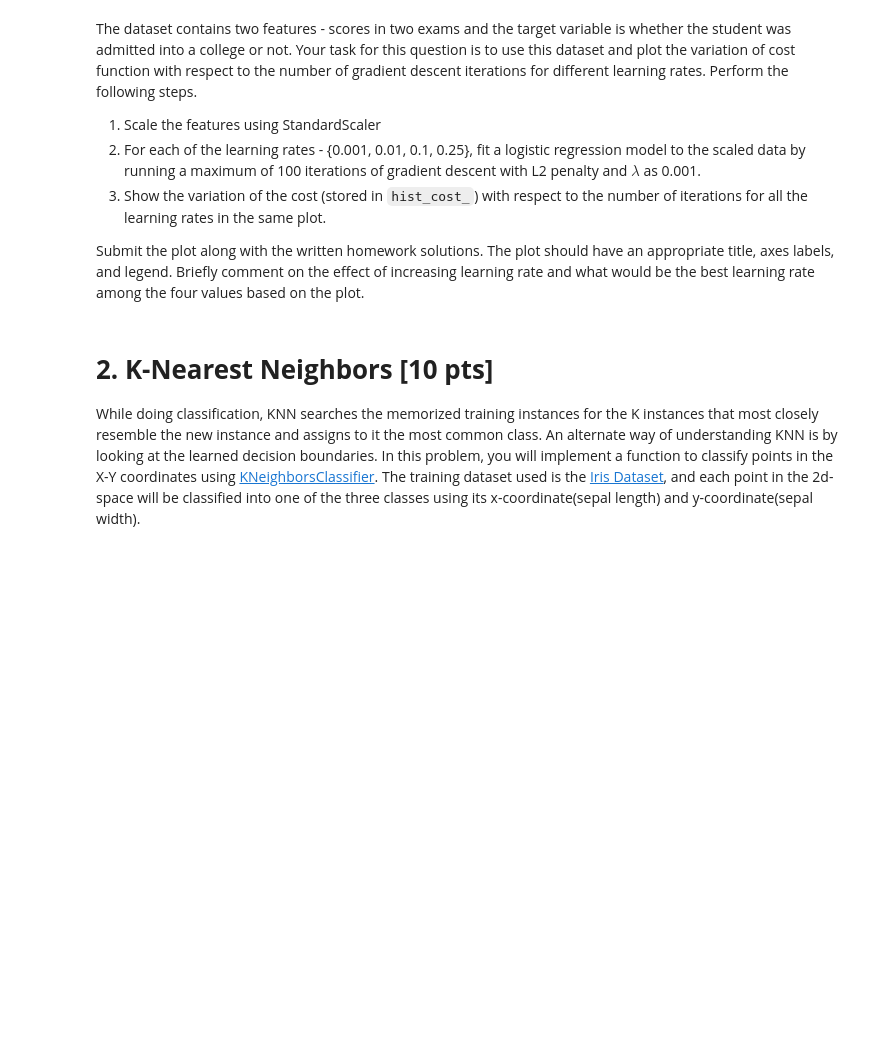
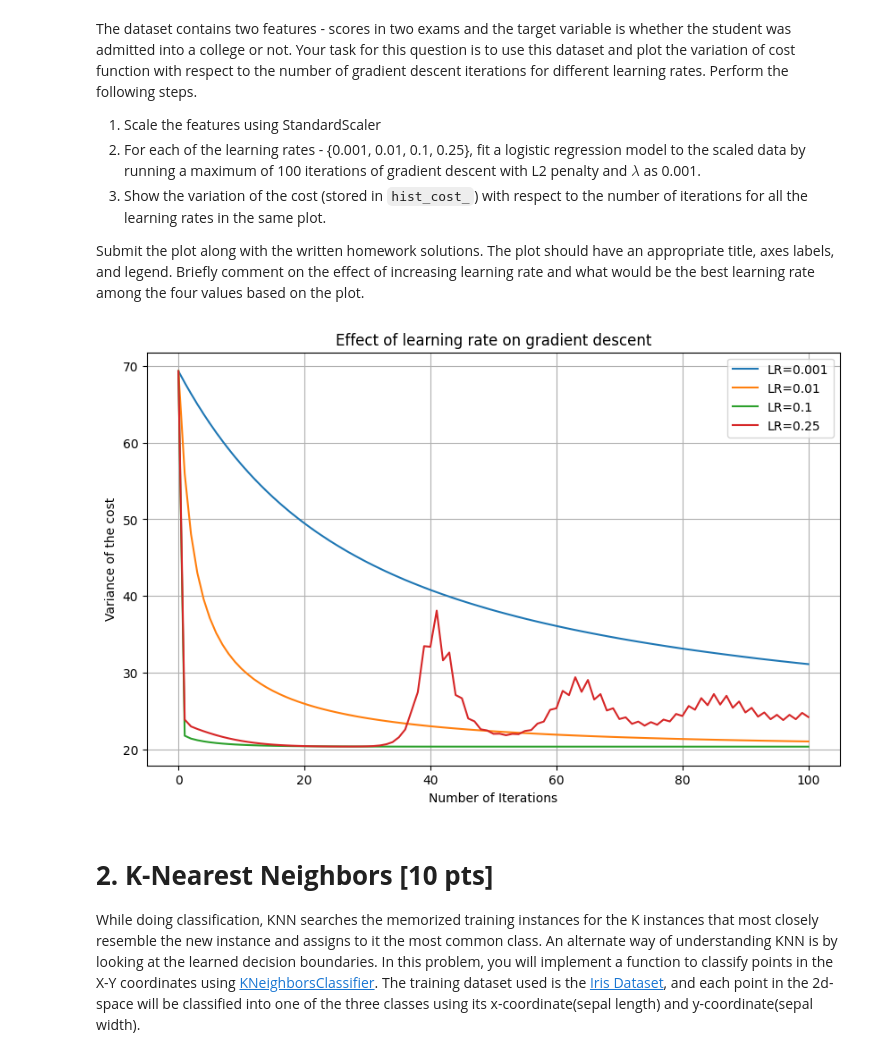
Before and after one commit to BeiKuoOoOo/CIS519, a Jupyter notebook: hw3_coding.ipynb, the cells around one changed output. Cells and saved outputs as stored; diff of their text form; code cells hidden in the pictures; blank space fills up the shorter version.

```diff
--- a/hw3_coding.ipynb
+++ b/hw3_coding.ipynb
@@ -577,3 +653,36 @@ Submit the plot along with the written homework solutions. The plot should have
+# %%
+# STUDENT CODE STARTS:
+
+import sklearn
+from sklearn.preprocessing import StandardScaler
+from sklearn.model_selection import train_test_split
+
+X = train_df.iloc[:, :-1].values
+y = train_df.iloc[:, -1].values
+
+learning_rates = [0.001, 0.01, 0.1, 0.25]
+lambd = 0.001
+
+scaler = StandardScaler()
+X_scaled = scaler.fit_transform(X)
+
+plt.figure(figsize=(10, 6))
+
+for lr in learning_rates:
+    model = LogisticRegression(alpha=lr, max_iter=100, penalty='l2', lambd=lambd)
+    model.fit(X_scaled, y)
+    plt.plot(model.hist_cost_, label=f'LR={lr}')
+
+plt.title('Effect of learning rate on gradient descent')
+plt.xlabel('Number of Iterations')
+plt.ylabel('Variance of the cost')
+plt.grid(True)
+plt.legend()
+plt.show()
+
+# STUDENT CODE ENDS
+# %% [output]
+[figure, added]
 # %% [markdown]
 # **2. K-Nearest Neighbors [10 pts]**
 While doing classification, KNN searches the memorized training instances for the K instances that most closely resemble the new instance and assigns to it the most common class. An alternate way of understanding KNN is by looking at the learned decision boundaries. In this problem, you will implement a function to classify points in the X-Y coordinates using [KNeighborsClassifier](https://scikit-learn.org/stable/modules/generated/sklearn.neighbors.KNeighborsClassifier.html). The training dataset used is the [Iris Dataset](https://archive.ics.uci.edu/ml/datasets/iris), and each point in the 2d-space will be classified into one of the three classes using its x-coordinate(sepal length) and y-coordinate(sepal width).
```
Also changed, not shown: parts of 15 cells of this notebook.
